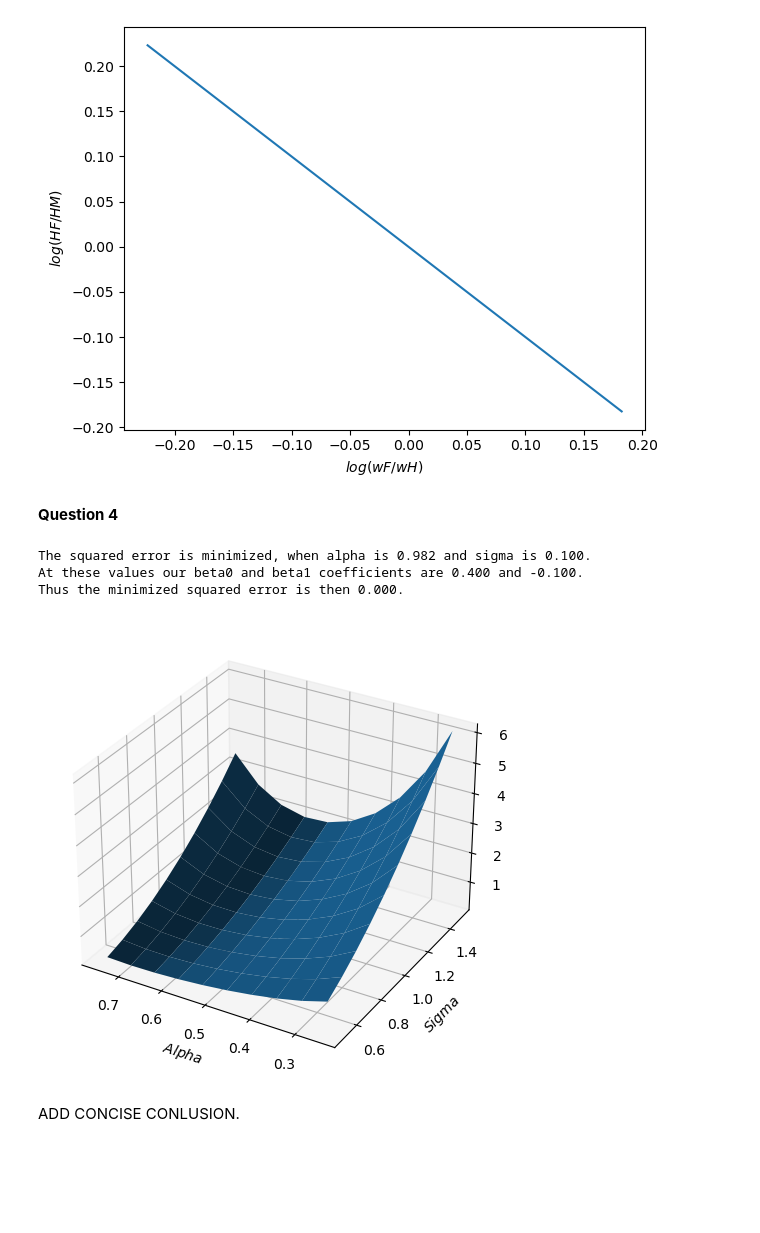
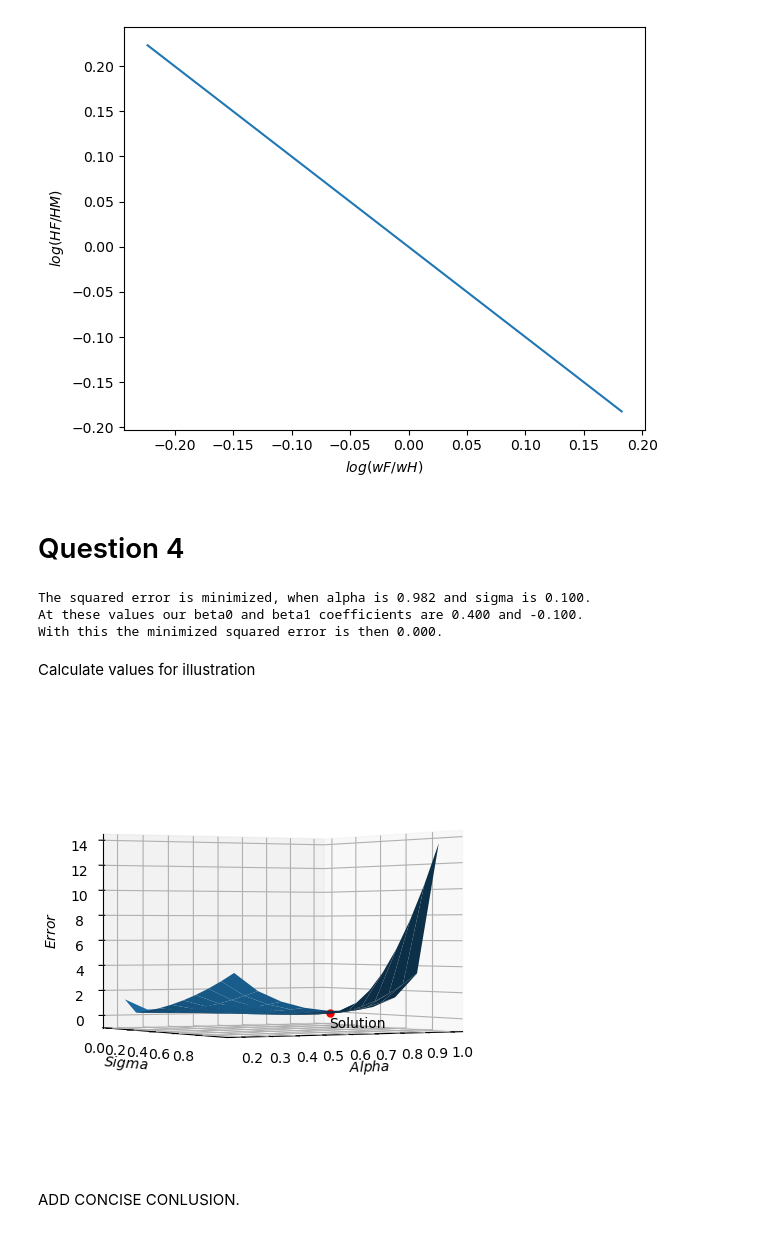
Before and after one commit to NumEconCopenhagen/projects-2023-jacob-per, a Jupyter notebook: inauguralproject/inauguralproject.ipynb, the cells around one changed output. Drawn from its saved outputs; the diff is of its cells as text; code cells hidden in the pictures; blank space fills up the shorter version.

Commit message:
Fixed plots and minor changes

```diff
--- a/inauguralproject/inauguralproject.ipynb
+++ b/inauguralproject/inauguralproject.ipynb
@@ -125,22 +132,29 @@ fig.tight_layout()
 # %% [output]
 [figure]
 # %% [markdown]
-**Question 4**
+# Question 4
 # %%
-# a. minimize the squared error using alpha and sigma
+# a. minimize the squared error using alpha and sigma and save solution
 q4sol = model.estimate()
+q4_alpha = model.par.alpha
+q4_sigma = model.par.sigma
+q4_error = q4sol.error
 
 # b. print the solution, that minimizes the squared error
 print(f'The squared error is minimized, when alpha is {model.par.alpha:.3f} and sigma is {model.par.sigma:.3f}.')
 print(f'At these values our beta0 and beta1 coefficients are {model.sol.beta0:.3f} and {model.sol.beta1:.3f}.')
-print(f'Thus the minimized squared error is then {q4sol.error:.3f}.')
+print(f'With this the minimized squared error is then {q4sol.error:.3f}.')
 # %% [output]
 The squared error is minimized, when alpha is 0.982 and sigma is 0.100.
 At these values our beta0 and beta1 coefficients are 0.400 and -0.100.
-Thus the minimized squared error is then 0.000.
+With this the minimized squared error is then 0.000.
+# %% [markdown]
+Calculate values for illustration
 # %%
-def error(alpha,sigma):# self.par.alpha = alpha
-    # alpha, sigma = x.ravel()
+def error(alpha,sigma):
+    """
+    calculates and saves the squared error
+    """
     model.par.alpha = alpha # sets alpha value
     model.par.sigma = sigma # sets sigma value
 
@@ -149,12 +163,13 @@ def error(alpha,sigma):# self.par.alpha = alpha
     error = (sol.beta0 - model.par.beta0_target)**2 +(sol.beta1 - model.par.beta1_target)**2 #calculates error
     return error
 
+# a. setup of values for plotting
 N = 10
-alpha_vec = np.linspace(0.2,0.8,N)
-sigma_vec = np.linspace(0.5,1.5,N)
+alpha_vec = np.linspace(0.2,0.985,N)
+sigma_vec = np.linspace(0.001,0.95,N)
 error_values = np.zeros((N,N))
 
-# c. solve optimal allocation and input into H-ratio matrix
+# b. solve optimal allocation for given alpha and sigma and input into matrix of squared errors
 for i, alpha in enumerate(alpha_vec):
     model.par.alpha = alpha #set alpha value
 
@@ -162,26 +177,32 @@ for i, alpha in enumerate(alpha_vec):
             sol = error(alpha,sigma) #optimal allocation solution
             error_values[i,j] = sol
 # %%
-# %matplotlib widget
+%matplotlib inline
 
 # a. 3d plot
 fig = plt.figure()
 ax = fig.add_subplot(1,1,1,projection='3d')
 alpha_mesh,sigma_mesh = np.meshgrid(alpha_vec,sigma_vec,indexing='ij')
 ax.plot_surface(alpha_mesh,sigma_mesh,error_values)
+ax.scatter(q4_alpha, q4_sigma, q4_error, c='red', s=25)
 
 # b. labels
 ax.set_xlabel('$Alpha$')
 ax.set_ylabel('$Sigma$')
-ax.set_zlabel('$HF/HM$')
+ax.set_zlabel('$Error$')
+ax.text(q4_alpha, q4_sigma, q4_error-1.25, 'Solution')
 
 # c. invert xaxis
 ax.invert_xaxis()
 
-# tight layout
+# d. set view angle and distance
+ax.view_init(elev=0, azim=60, roll=0)
+ax.dist = 11
+
+# e. tight layout
 fig.tight_layout()
 # %% [output]
-[figure, old version]
+[figure, new version]
 # %% [markdown]
 ADD CONCISE CONLUSION.
 # %%
```
Also changed, not shown: parts of 3 cells of this notebook, 1 other file.
